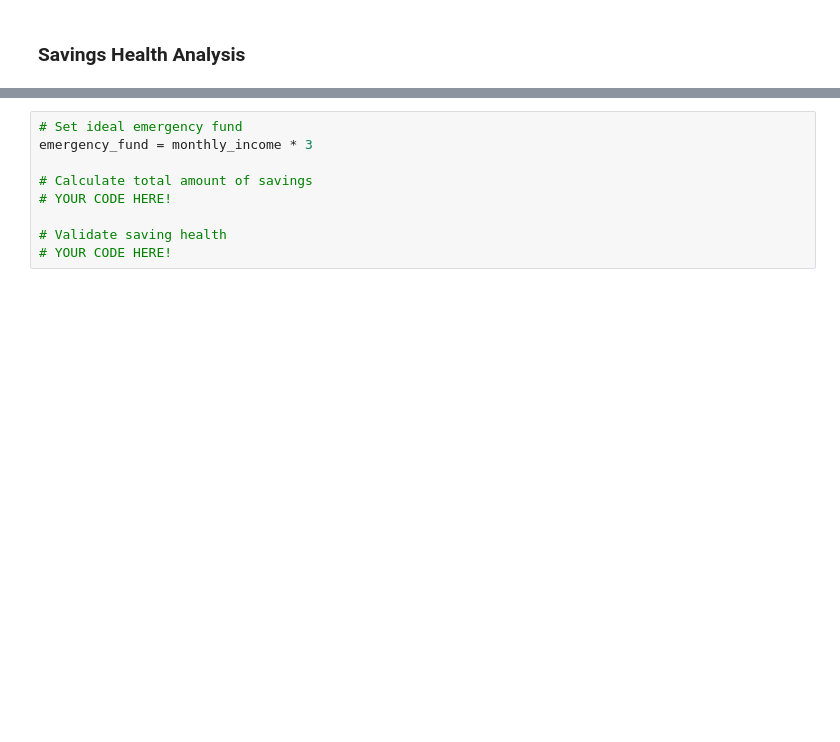
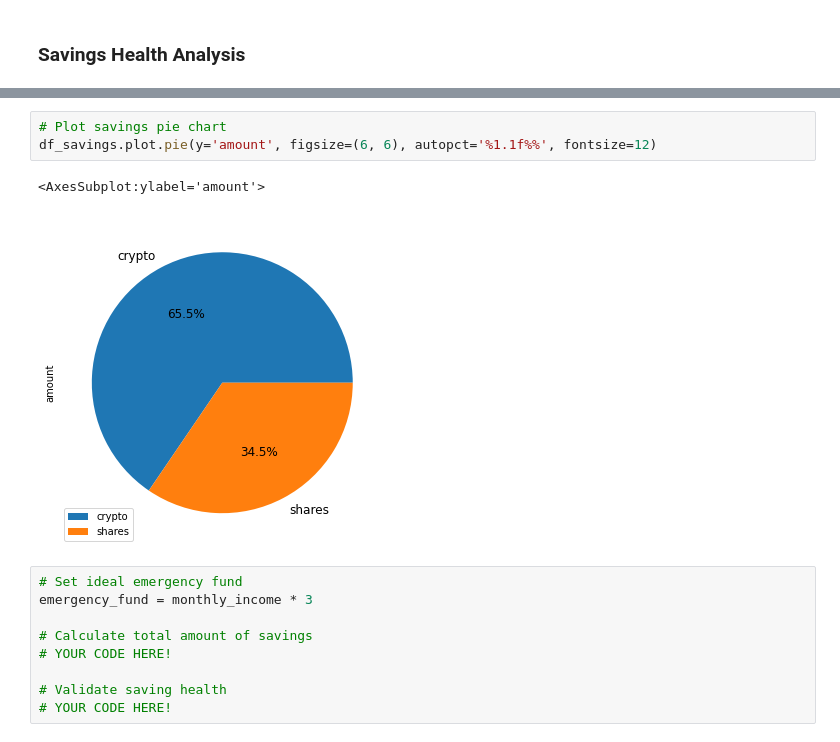
Before and after one commit to 2KAbhishek/pyfinance, a Jupyter notebook: financial-planner.ipynb, the cells around one changed output, grey strips where cells are left out. Cells and saved outputs as stored; diff of their text form; blank space fills up the shorter version.

Commit message:
Add savings piechart

```diff
--- a/financial-planner.ipynb
+++ b/financial-planner.ipynb
@@ -137,3 +131,9 @@ df_savings.head()
+# %%
+# Plot savings pie chart
+df_savings.plot.pie(y='amount', figsize=(6, 6), autopct='%1.1f%%', fontsize=12)
+# %% [output]
+<AxesSubplot:ylabel='amount'>
+[figure, added]
 # %%
 # Set ideal emergency fund
 emergency_fund = monthly_income * 3
```
Also changed, not shown: parts of 2 cells of this notebook.
